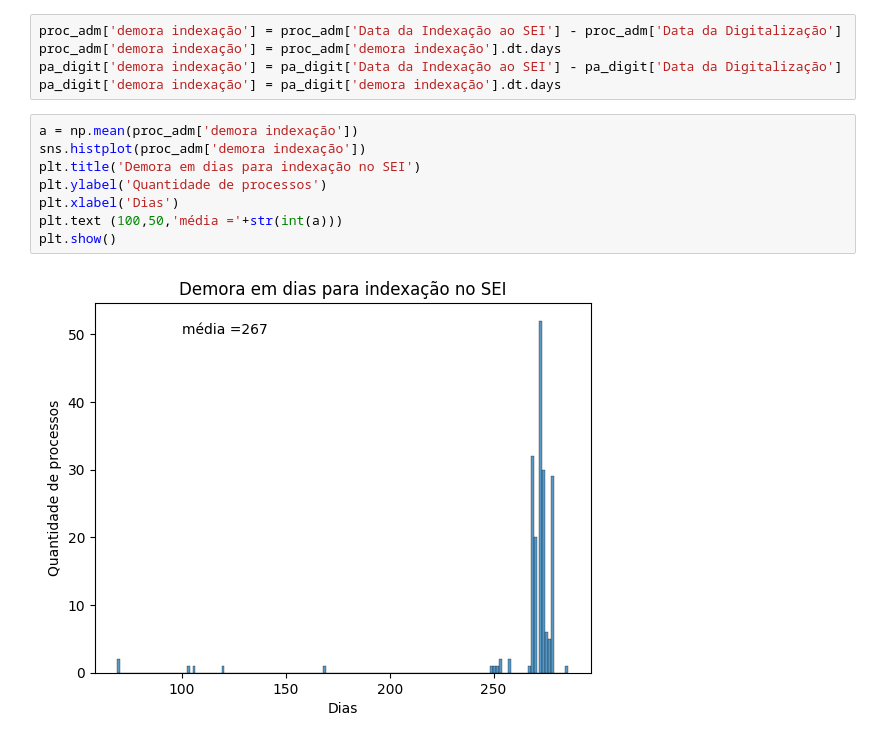
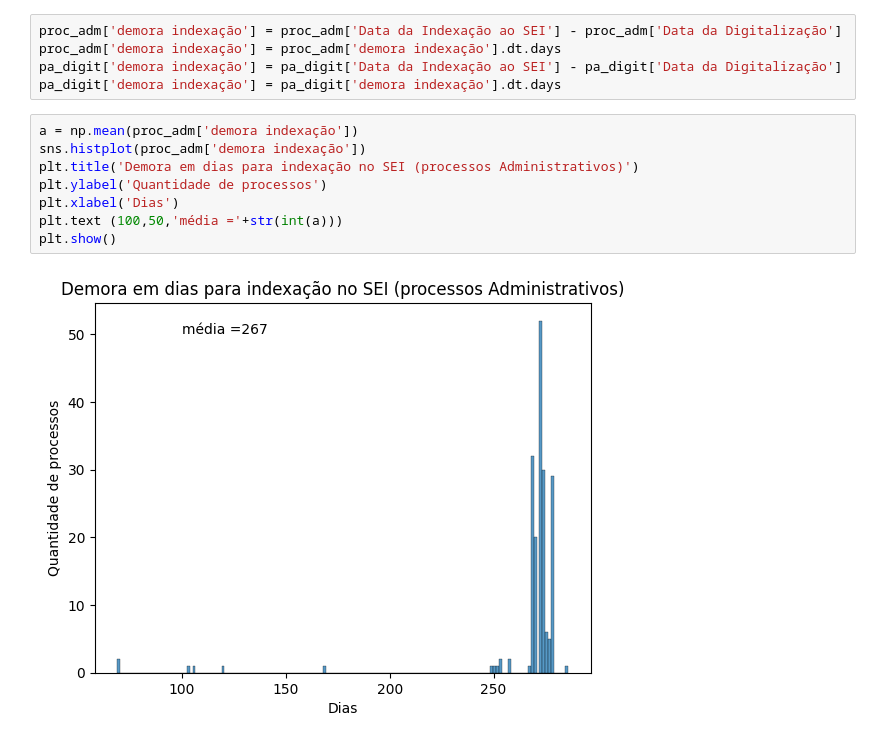
Before and after one commit to Gabxist/Prog_ap, a Jupyter notebook: Prog_ap_ANALISE_DE_DADOS.ipynb, the cells around one changed output. Cells and saved outputs as stored; diff of their text form.

```diff
--- a/Prog_ap_ANALISE_DE_DADOS.ipynb
+++ b/Prog_ap_ANALISE_DE_DADOS.ipynb
@@ -111,12 +123,12 @@ pa_digit['demora indexação'] = pa_digit['demora indexação'].dt.days
 # %%
 a = np.mean(proc_adm['demora indexação'])
 sns.histplot(proc_adm['demora indexação'])
-plt.title('Demora em dias para indexação no SEI')
+plt.title('Demora em dias para indexação no SEI (processos Administrativos)')
 plt.ylabel('Quantidade de processos')
 plt.xlabel('Dias')
 plt.text (100,50,'média ='+str(int(a)))
 plt.show()
 # %% [output]
-[figure, old version]
+[figure, new version]
 # %%
 a = np.mean(pa_digit['demora indexação'])
```
Also changed, not shown: parts of 15 cells of this notebook.
